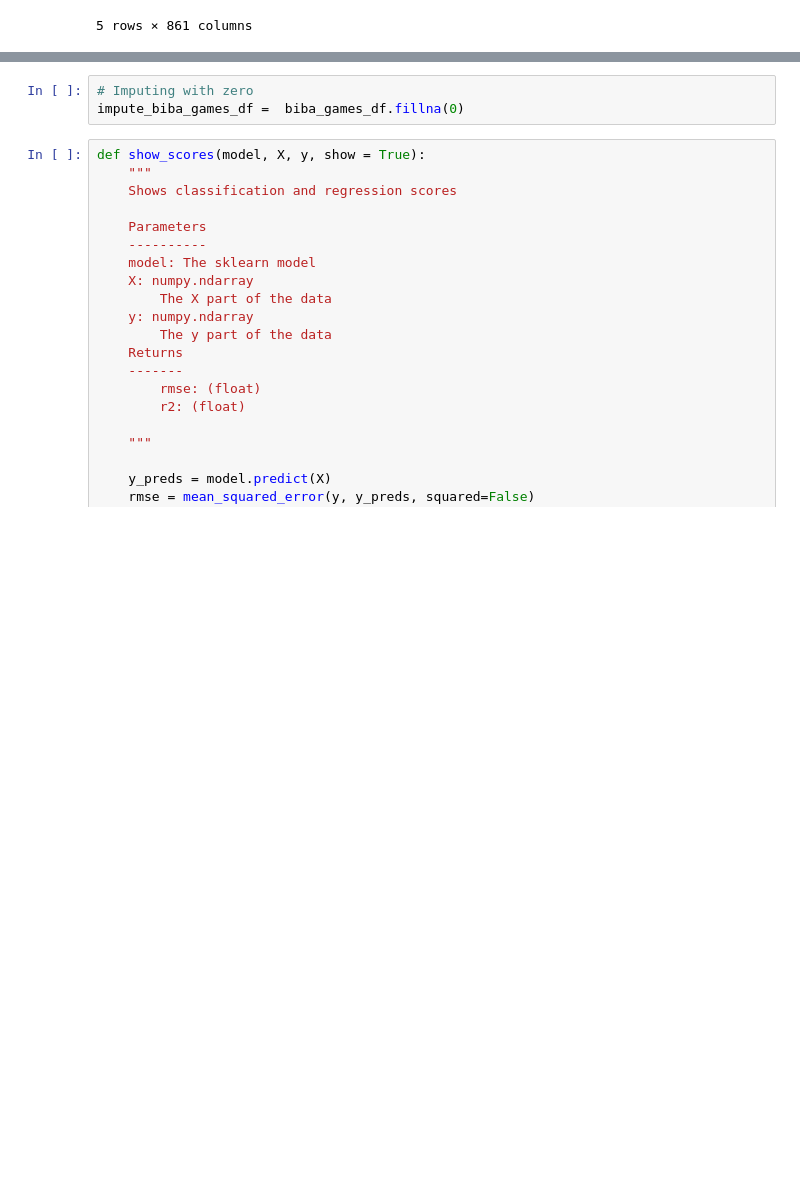
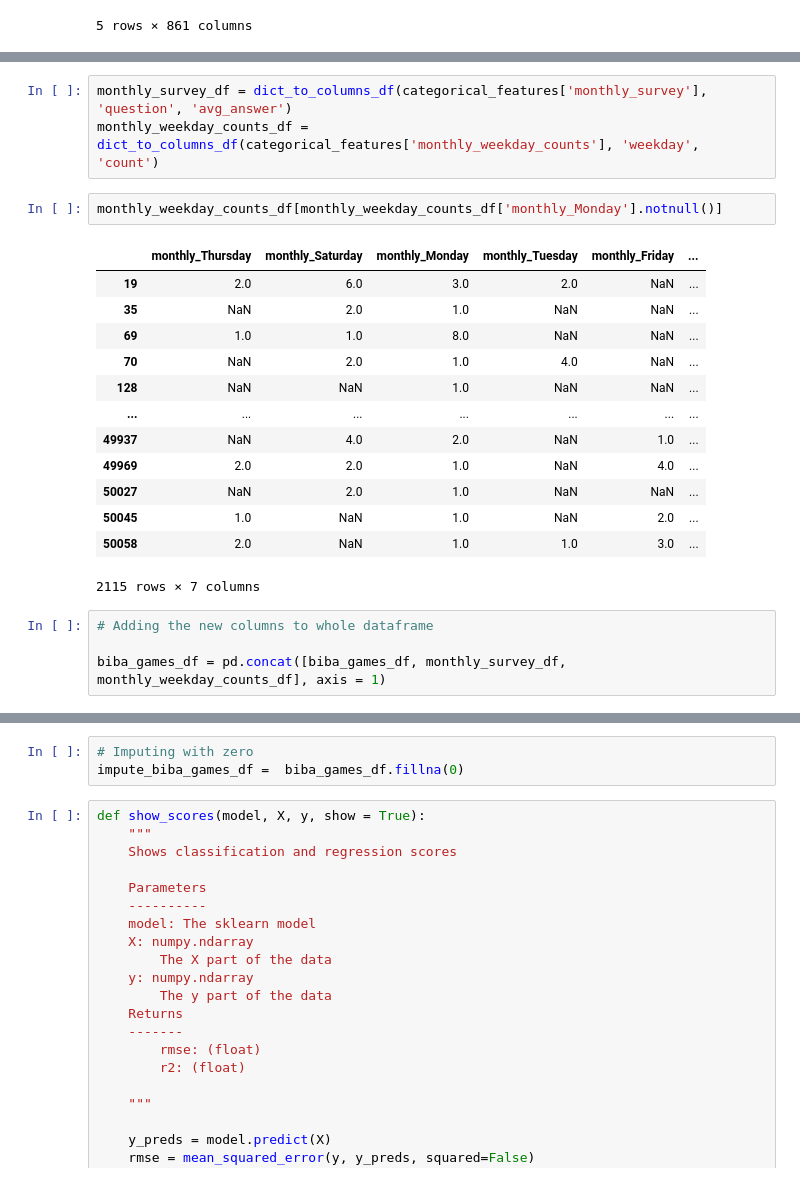
Before and after one commit to saurav193/capstone_BIBA, a Jupyter notebook: src/LR_modelling_saurav.ipynb, the cells around one changed output, grey strips where cells are left out. Drawn from its saved outputs; the diff is of its cells as text; blank space fills up the shorter version.

```diff
--- a/src/LR_modelling_saurav.ipynb
+++ b/src/LR_modelling_saurav.ipynb
@@ -54 +144,24 @@ biba_games_df.shape
+# %%
+monthly_survey_df = dict_to_columns_df(categorical_features['monthly_survey'], 'question', 'avg_answer')
+monthly_weekday_counts_df = dict_to_columns_df(categorical_features['monthly_weekday_counts'], 'weekday', 'count')
+# %%
+monthly_weekday_counts_df[monthly_weekday_counts_df['monthly_Monday'].notnull()]
+# %% [output]
+|  | monthly_Thursday | monthly_Saturday | monthly_Monday | monthly_Tuesday | monthly_Friday | ... |
+| 19 | 2.0 | 6.0 | 3.0 | 2.0 | NaN | ... |
+| 35 | NaN | 2.0 | 1.0 | NaN | NaN | ... |
+| 69 | 1.0 | 1.0 | 8.0 | NaN | NaN | ... |
+| 70 | NaN | 2.0 | 1.0 | 4.0 | NaN | ... |
+| 128 | NaN | NaN | 1.0 | NaN | NaN | ... |
+| ... | ... | ... | ... | ... | ... | ... |
+| 49937 | NaN | 4.0 | 2.0 | NaN | 1.0 | ... |
+| 49969 | 2.0 | 2.0 | 1.0 | NaN | 4.0 | ... |
+| 50027 | NaN | 2.0 | 1.0 | NaN | NaN | ... |
+| 50045 | 1.0 | NaN | 1.0 | NaN | 2.0 | ... |
+| 50058 | 2.0 | NaN | 1.0 | 1.0 | 3.0 | ... |
+2115 rows × 7 columns
+# %%
+# Adding the new columns to whole dataframe
+
+biba_games_df = pd.concat([biba_games_df, monthly_survey_df, monthly_weekday_counts_df], axis = 1)
 # %%
```
Also changed, not shown: parts of 39 cells of this notebook.
